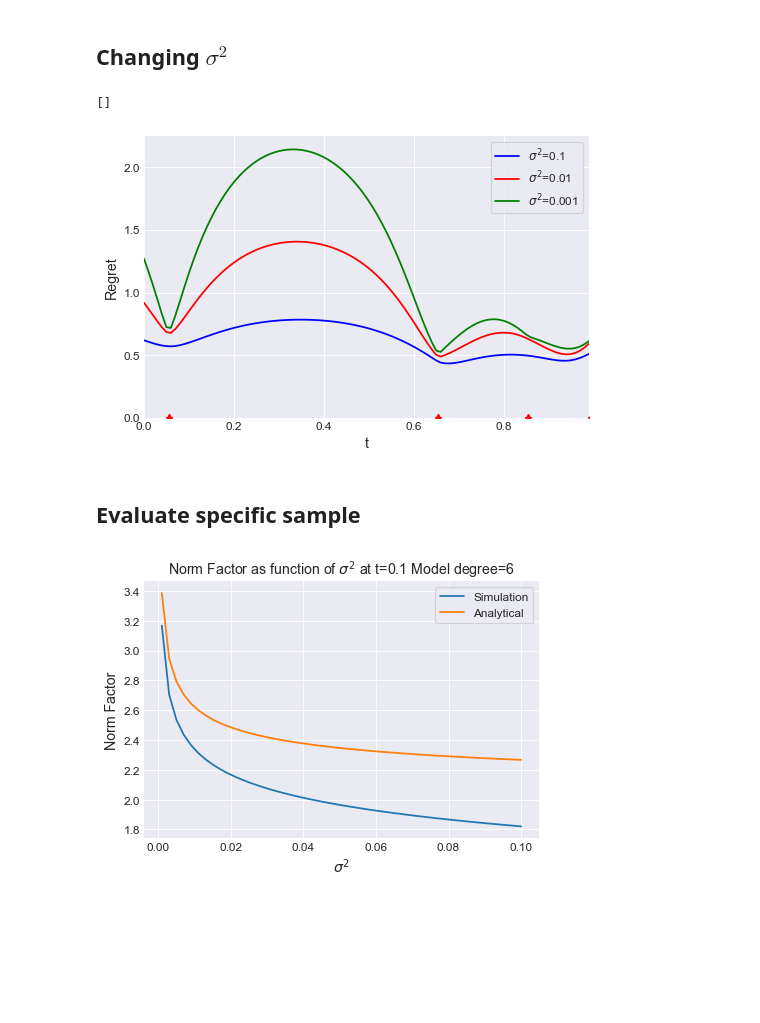
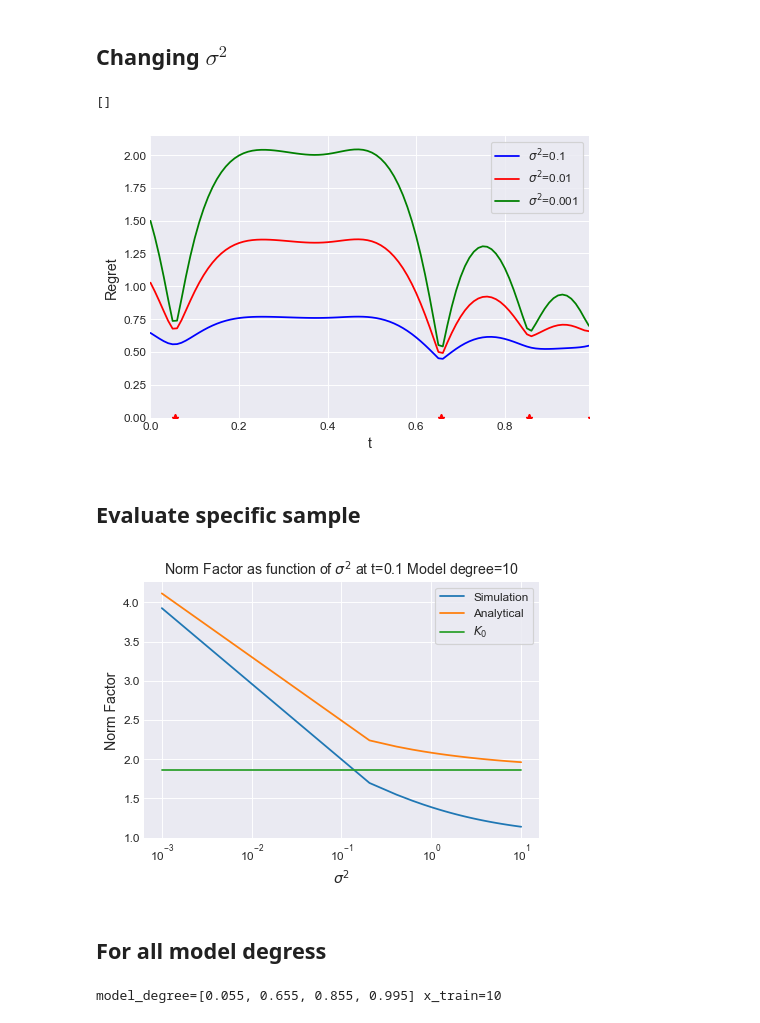
Before and after one commit to kobybibas/pnml_linear_regression_simulation, a Jupyter notebook: notebooks/pnml_min_norm_viz.ipynb, the cells around one changed output. Saved outputs shown, nothing was run; the diff lists cells and outputs as text; code cells hidden in the pictures; blank space fills up the shorter version.

Commit message:
real data eval

```diff
--- a/notebooks/pnml_min_norm_viz.ipynb
+++ b/notebooks/pnml_min_norm_viz.ipynb
@@ -68,7 +69,7 @@ plt.show()
 # Simulation Vs Analytical
 # %%
 # Choosing which simulation to analyze
-res = res_list[1]
+res = res_list[2]
 x_train, y_train = res['x_train'], res['y_train']
 model_deg = res['model_degree']
 print('model_degree={} x_train={}'.format(x_train, model_deg))
@@ -127,21 +128,21 @@ for regret, sigma_square, color in zip(regret_list, sigma_squares, colors):
     ax.set_ylabel('Regret')
     ax.legend(loc=1)
 ax.set_xlabel('t')
-plt.xlim(res['x_test'][0],res['x_test'][-1])
+plt.xlim(res['x_test'][0], res['x_test'][-1])
 plt.ylim(bottom=0)
 plt.tight_layout()
 plt.plot()
 # %% [output]
 []
-[figure, old version]
+[figure, new version]
 # %% [markdown]
 ## Evaluate specific sample
 # %%
 x_to_eval = 0.1
-sigma_squares = np.linspace(1e-1,1e-3)
+sigma_squares = np.linspace(10, 1e-3)
 # %%
 # Simulation
-genie_file = osp.join(res['genies_output_path'],f'genies_outputs_{x_to_eval}.npy')
+genie_file = osp.join(res['genies_output_path'], f'genies_outputs_{x_to_eval}.npy')
 nfs_simulation = [calc_nf_from_single_genie_file(genie_file,
                                                  sigma_square)[0] for sigma_square in sigma_squares]
 
@@ -151,15 +152,30 @@ nfs_simulation = [calc_nf_from_single_genie_file(genie_file,
 phi_test = data_h.convert_point_to_features(x_to_eval, model_deg)
 nfs_anlytic = [calc_analytic_norm_factor(phi_train,
                                          phi_test,
-                                         theta_mn,sigma_square) for sigma_square in sigma_squares]
+                                         theta_mn, sigma_square) for sigma_square in sigma_squares]
+nf0s = [calc_gamma_0_norm_factor(phi_train, phi_test) for sigma_square in sigma_squares]
 # %%
-plt.plot(sigma_squares,nfs_simulation, label='Simulation')
-plt.plot(sigma_squares,nfs_anlytic, label='Analytical')
+plt.plot(sigma_squares, nfs_simulation, label='Simulation')
+plt.plot(sigma_squares, nfs_anlytic, label='Analytical')
+plt.plot(sigma_squares, nf0s, label=r'$K_0$')
+
 # plt.xlim(sigma_sqaures[-1], sigma_sqaures[0])  # decreasing time
 plt.legend()
+plt.xscale('log')
 plt.xlabel(f'$\sigma^2$')
 plt.ylabel('Norm Factor')
-plt.title('Norm Factor as function of $\sigma^2$ at t={} Model degree={}'.format(x_to_eval,model_deg))
+plt.title('Norm Factor as function of $\sigma^2$ at t={} Model degree={}'.format(x_to_eval, model_deg))
 plt.show()
 # %% [output]
-[figure, old version]
+[figure, new version]
+# %% [markdown]
+## For all model degress
+# %%
+# Choosing which simulation to analyze
+res = res_list[2]
+x_train, y_train = res['x_train'], res['y_train']
+model_deg = res['model_degree']
+print('model_degree={} x_train={}'.format(x_train, model_deg))
+sigma_square = res['params']['min_sigma_square']
+# %% [output]
+model_degree=[0.055, 0.655, 0.855, 0.995] x_train=10
```
Also changed, not shown: parts of 6 cells of this notebook, 14 other files.
